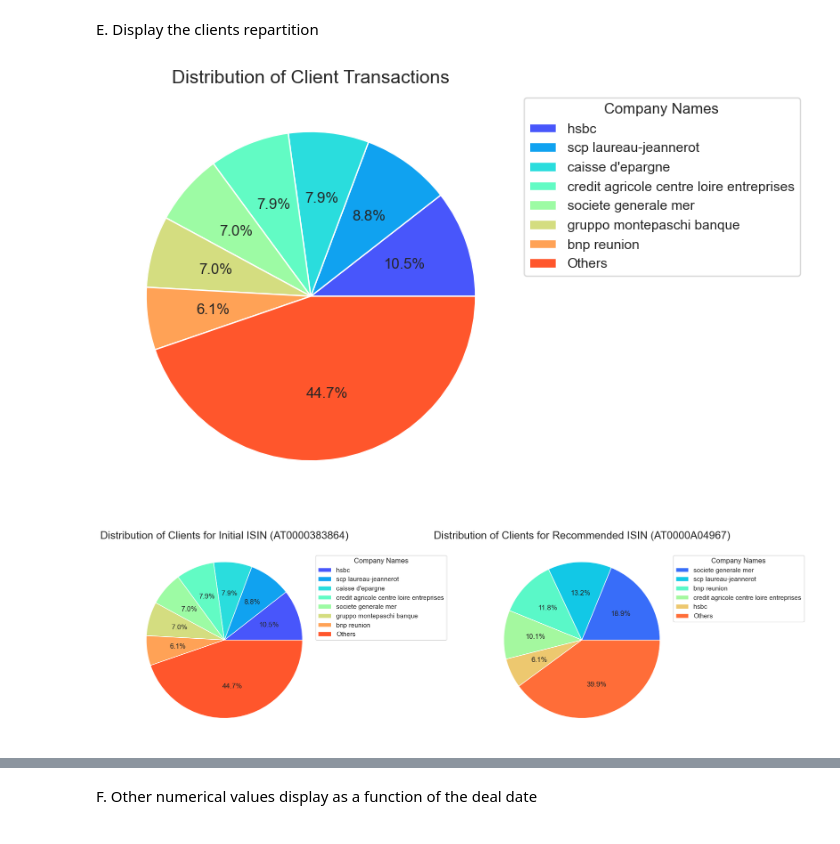
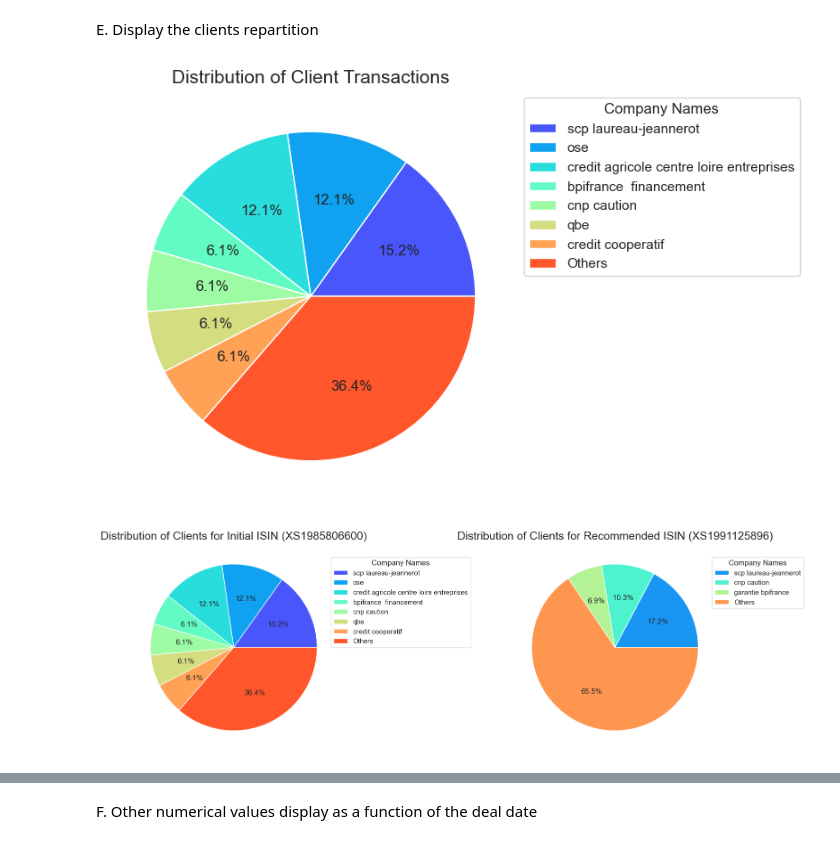
Before and after one commit to arthurprgt/natixis_challenge, a Jupyter notebook: notebooks/data_exploration.ipynb, the cells around one changed output, grey strips where cells are left out. Saved outputs shown, nothing was run; the diff lists cells and outputs as text; code cells hidden in the pictures.

Commit message:
Cleaning EDA functions

```diff
--- a/notebooks/data_exploration.ipynb
+++ b/notebooks/data_exploration.ipynb
@@ -1430,16 +1420,17 @@ def plot_double_price_evolution(df, ISIN1, ISIN2):
     plt.figure(figsize=(12, 5))
     df_ISIN1_currency = df_ISIN1.iloc[0].Ccy
     df_ISIN2_currency = df_ISIN2.iloc[0].Ccy
-    plt.plot(df_ISIN1['Deal_Date'], df_ISIN1['B_Price'], color='purple', linestyle='-', linewidth=2, label=f'Initial ISIN {ISIN1} (in {df_ISIN1_currency})')
-    plt.plot(df_ISIN2['Deal_Date'], df_ISIN2['B_Price'], color='purple', alpha=0.3, linestyle='-', markersize=4, label=f'Recommended ISIN {ISIN2} (in {df_ISIN2_currency})')
+    plt.plot(df_ISIN1['Deal_Date'], df_ISIN1['B_Price'], color='purple', linestyle='-', linewidth=2, marker='o', markersize=4, label=f'Initial ISIN {ISIN1} (in {df_ISIN1_currency})')
+    plt.plot(df_ISIN2['Deal_Date'], df_ISIN2['B_Price'], color='purple', alpha=0.3, linestyle='-', marker='o',  markersize=4, label=f'Recommended ISIN {ISIN2} (in {df_ISIN2_currency})')
     plt.xlabel('Deal Date', fontsize=15)
     plt.ylabel(f'Bond Price', fontsize=15)
-    plt.title(f'Bond prices evolution as a function of the Deal Date\n', fontsize=18)
+    plt.title(f'Bond Price evolution as a function of the Deal Date\n', fontsize=18)
     plt.legend()
     plt.grid(True, linestyle='--', alpha=0.7)
     plt.show()
 
 # Example usage:
-ISIN_ex1 = 'AT0000383864'
-plot_double_price_evolution(df_preprocessed, ISIN_ex2, ISIN_ex4)
+initial_ISIN = 'XS1985806600'
+recommended_ISIN = 'XS1991125896'
+plot_double_price_evolution(df_preprocessed, initial_ISIN, recommended_ISIN)
 # %% [output]
@@ -1674,9 +1614,10 @@ def plot_clients_repartition(df_preprocessed, ISIN_ex1):
 
     plt.show()
 
-plot_clients_repartition(df_preprocessed, ISIN_ex1)
+initial_ISIN = 'XS1985806600'
+plot_clients_repartition(df_preprocessed, initial_ISIN)
 # %% [output]
-[figure, old version]
+[figure, new version]
 # %%
 def plot_double_clients_repartition(df_preprocessed, ISIN_ex1, ISIN_ex2):
     # Generate the dataframe for ISIN_ex1
@@ -1686,8 +1627,8 @@ def plot_double_clients_repartition(df_preprocessed, ISIN_ex1, ISIN_ex2):
     total_count1 = client_count_df1['count'].sum()
     client_count_df1['count_perc'] = np.round(client_count_df1['count'] * 100 / total_count1, 2)
     client_count_df1.drop(columns=['count'], inplace=True)
-    df_client_other1 = client_count_df1[client_count_df1['count_perc'] < 6].copy()
-    client_count_df1 = client_count_df1[client_count_df1['count_perc'] >= 6].copy()
+    df_client_other1 = client_count_df1[client_count_df1['count_perc'] < 4].copy()
+    client_count_df1 = client_count_df1[client_count_df1['count_perc'] >= 4].copy()
     count_perc_other1 = np.round(df_client_other1.count_perc.sum(), 2)
 
     # Add the 'Other' line to the DataFrame for ISIN_ex1
@@ -1705,32 +1646,36 @@ def plot_double_clients_repartition(df_preprocessed, ISIN_ex1, ISIN_ex2):
     client_count_df2 = client_count_df2[client_count_df2['count_perc'] >= 6].copy()
     count_perc_other2 = np.round(df_client_other2.count_perc.sum(), 2)
 
     # Add the 'Other' line to the DataFrame for ISIN_ex2
     line_to_add2 = pd.DataFrame({'company_short_name': ['Others'], 'count_perc': [count_perc_other2]})
     client_count_df2 = pd.concat([client_count_df2, line_to_add2], ignore_index=True, axis=0)
 
     # Plotting pie charts side by side
     plt.figure(figsize=(20, 6))
 
     # Plot for ISIN_ex1
     plt.subplot(1, 2, 1)
     colors1 = sns.color_palette("rainbow", len(client_count_df1))
     plt.pie(client_count_df1['count_perc'], autopct='%1.1f%%', colors=colors1)
     plt.title(f'Distribution of Clients for Initial ISIN ({ISIN_ex1})', fontsize=18)
     plt.legend(client_count_df1['company_short_name'], bbox_to_anchor=(0.95, 0.95),
                loc='upper left', title='Company Names')
 
     # Plot for ISIN_ex2
     plt.subplot(1, 2, 2)
     colors2 = sns.color_palette("rainbow", len(client_count_df2))
     plt.pie(client_count_df2['count_perc'], autopct='%1.1f%%', colors=colors2)
     plt.title(f'Distribution of Clients for Recommended ISIN ({ISIN_ex2})', fontsize=18)
     plt.legend(client_count_df2['company_short_name'], bbox_to_anchor=(0.95, 0.95),
                loc='upper left', title='Company Names')
 
     plt.show()
 
 # Example usage:
-plot_double_clients_repartition(df_preprocessed, ISIN_ex1, ISIN_ex2)
+initial_ISIN = 'XS1985806600'
+recommended_ISIN = 'XS1991125896'
+
+# Example usage:
+plot_double_clients_repartition(df_preprocessed, initial_ISIN, recommended_ISIN)
 # %% [output]
-[figure, old version]
+[figure, new version]
```
Also changed, not shown: parts of 37 cells of this notebook.
